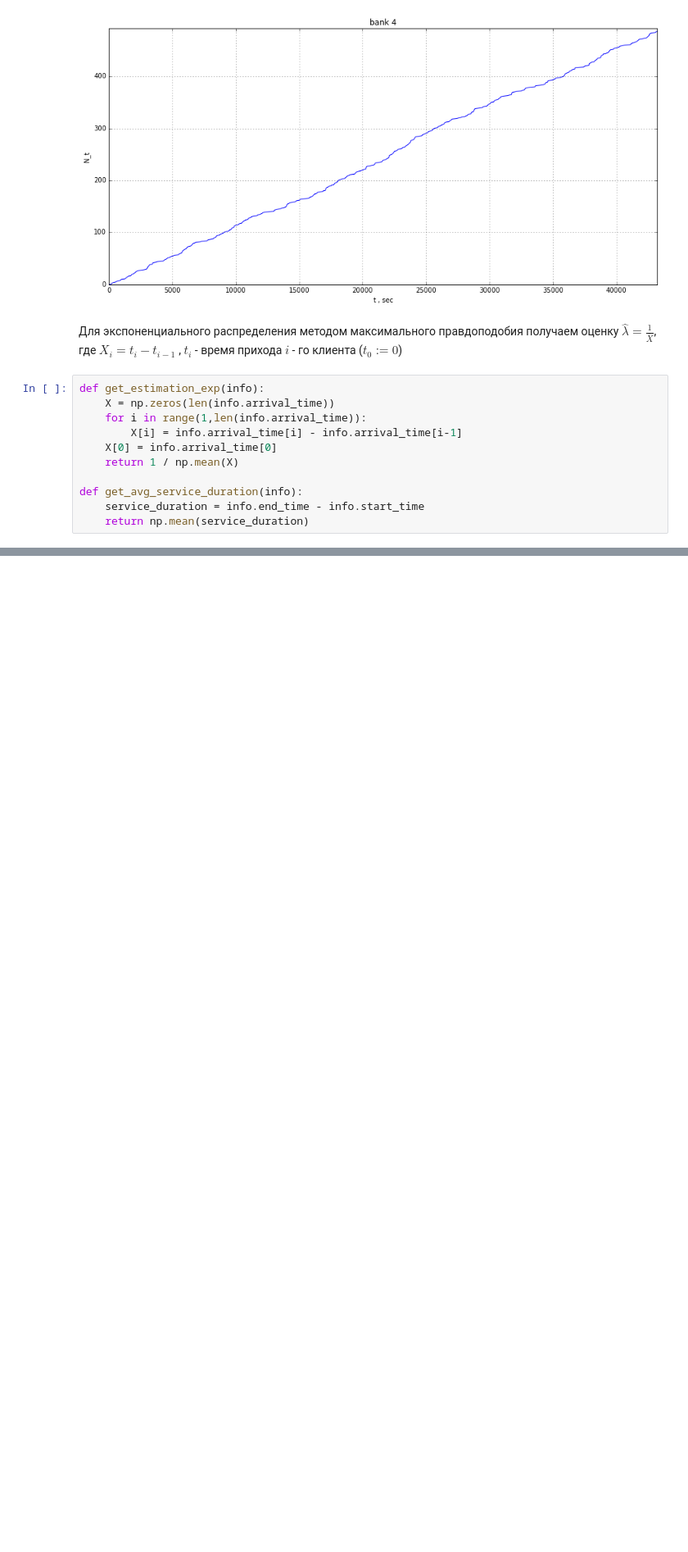
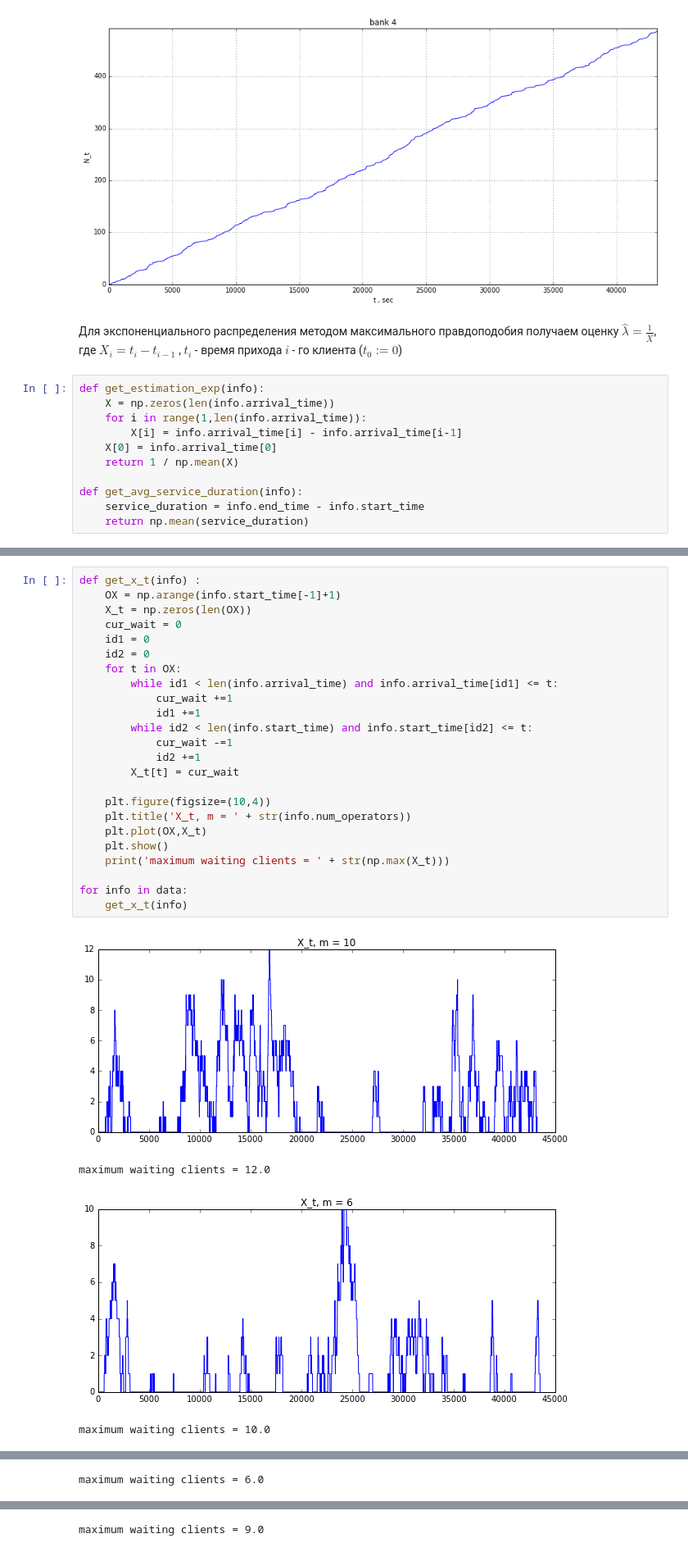
Before and after one commit to ale3otik/MIPT-2016-Stochastic-process, a Jupyter notebook: task2/57.ipynb, the cells around one changed output, grey strips where cells are left out. Shown at 82% size. Saved outputs shown, nothing was run; the diff lists cells and outputs as text; blank space fills up the shorter version.

```diff
--- a/task2/57.ipynb
+++ b/task2/57.ipynb
@@ -161,0 +264,29 @@ get_poiss_confidence_interval(lmb=10,alpha=0.05)
+# %%
+def get_x_t(info) :
+    OX = np.arange(info.start_time[-1]+1)
+    X_t = np.zeros(len(OX))
+    cur_wait = 0
+    id1 = 0
+    id2 = 0
+    for t in OX:
+        while id1 < len(info.arrival_time) and info.arrival_time[id1] <= t:
+            cur_wait +=1
+            id1 +=1
+        while id2 < len(info.start_time) and info.start_time[id2] <= t:
+            cur_wait -=1
+            id2 +=1
+        X_t[t] = cur_wait
+
+    plt.figure(figsize=(10,4))
+    plt.title('X_t, m = ' + str(info.num_operators))
+    plt.plot(OX,X_t)
+    plt.show()
+    print('maximum waiting clients = ' + str(np.max(X_t)))
+
+for info in data:
+    get_x_t(info)
+# %% [output]
+[figure, added]
+maximum waiting clients = 12.0
+[figure, added]
+maximum waiting clients = 10.0
@@ -161,0 +294 @@ get_poiss_confidence_interval(lmb=10,alpha=0.05)
+maximum waiting clients = 6.0
@@ -161,0 +296 @@ get_poiss_confidence_interval(lmb=10,alpha=0.05)
+maximum waiting clients = 9.0
```
Also changed, not shown: parts of 15 cells of this notebook.
